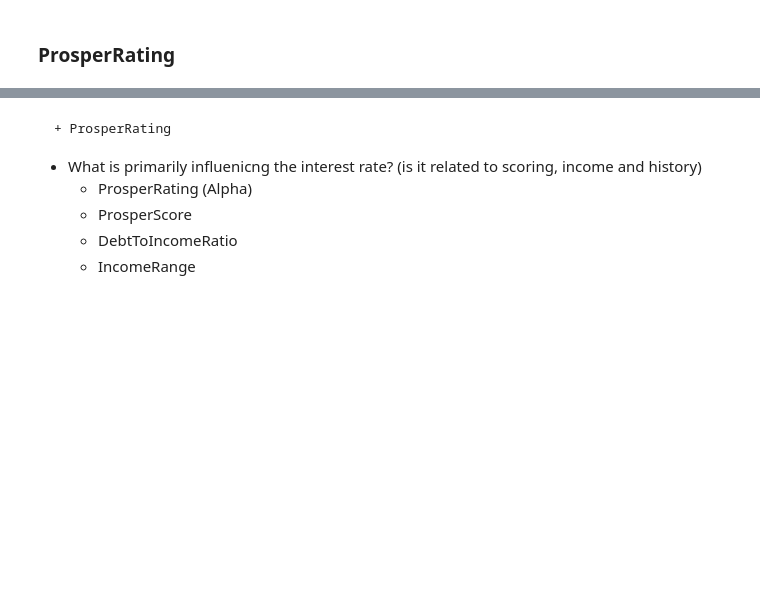
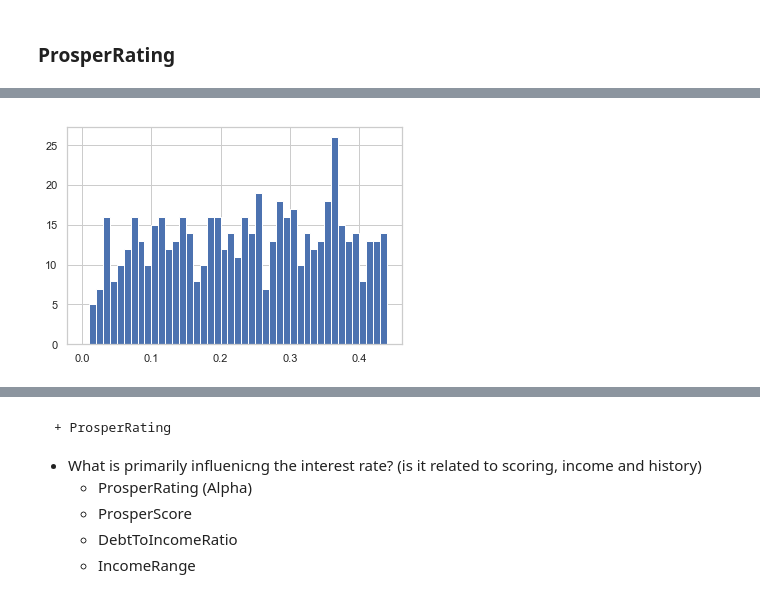
Before and after one commit to moosial/CommunicateDataFindings, a Jupyter notebook: exploration_Prosper_CA.ipynb, the cells around one changed output, grey strips where cells are left out. Saved outputs shown, nothing was run; the diff lists cells and outputs as text; code cells hidden in the pictures; blank space fills up the shorter version.

```diff
--- a/exploration_Prosper_CA.ipynb
+++ b/exploration_Prosper_CA.ipynb
@@ -871,2 +825,6 @@ df.ProsperRating_Alpha.isnull().sum()
 # %%
 #ProsperRating Applicable for loans originated after July 2009.
+# %%
+rates = pd.read_csv('rates.csv', sep=';', decimal=',')
+rates.head()
+rates.info()
@@ -872,0 +840,6 @@ df.ProsperRating_Alpha.isnull().sum()
+# %%
+data = rates.Rate
+bin_edges = np.arange(0, data.max()+0.01, 0.01)
+plt.hist(data, bins = bin_edges);
+# %% [output]
+[figure, added]
```
Also changed, not shown: parts of 21 cells of this notebook, 1 other file.
